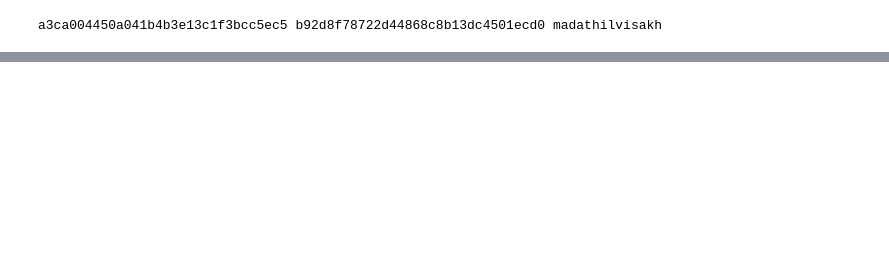
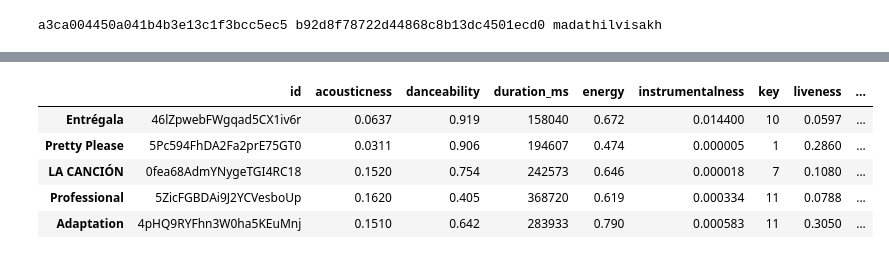
Before and after one commit to vmmadathil/spotify-acrostic, a Jupyter notebook: notebooks/01-VM-Exploring.ipynb, the cells around one changed output, grey strips where cells are left out. Cells and saved outputs as stored; diff of their text form; code cells hidden in the pictures; blank space fills up the shorter version.

```diff
--- a/notebooks/01-VM-Exploring.ipynb
+++ b/notebooks/01-VM-Exploring.ipynb
@@ -53,0 +98,15 @@ print(results)
+# %%
+#keeping only relevant features
+
+tracks_df = playlist_df[["id", "acousticness", "danceability", "duration_ms",
+                         "energy", "instrumentalness",  "key", "liveness",
+                         "loudness", "mode", "speechiness", "tempo", "valence"]]
+
+tracks_df.head()
+# %% [output]
+|  | id | acousticness | danceability | duration_ms | energy | instrumentalness | key | liveness | ... |
+| Entrégala | 46lZpwebFWgqad5CX1iv6r | 0.0637 | 0.919 | 158040 | 0.672 | 0.014400 | 10 | 0.0597 | ... |
+| Pretty Please | 5Pc594FhDA2Fa2prE75GT0 | 0.0311 | 0.906 | 194607 | 0.474 | 0.000005 | 1 | 0.2860 | ... |
+| LA CANCIÓN | 0fea68AdmYNygeTGI4RC18 | 0.1520 | 0.754 | 242573 | 0.646 | 0.000018 | 7 | 0.1080 | ... |
+| Professional | 5ZicFGBDAi9J2YCVesboUp | 0.1620 | 0.405 | 368720 | 0.619 | 0.000334 | 11 | 0.0788 | ... |
+| Adaptation | 4pHQ9RYFhn3W0ha5KEuMnj | 0.1510 | 0.642 | 283933 | 0.790 | 0.000583 | 11 | 0.3050 | ... |
```
Also changed, not shown: parts of 11 cells of this notebook, 2 other files.
